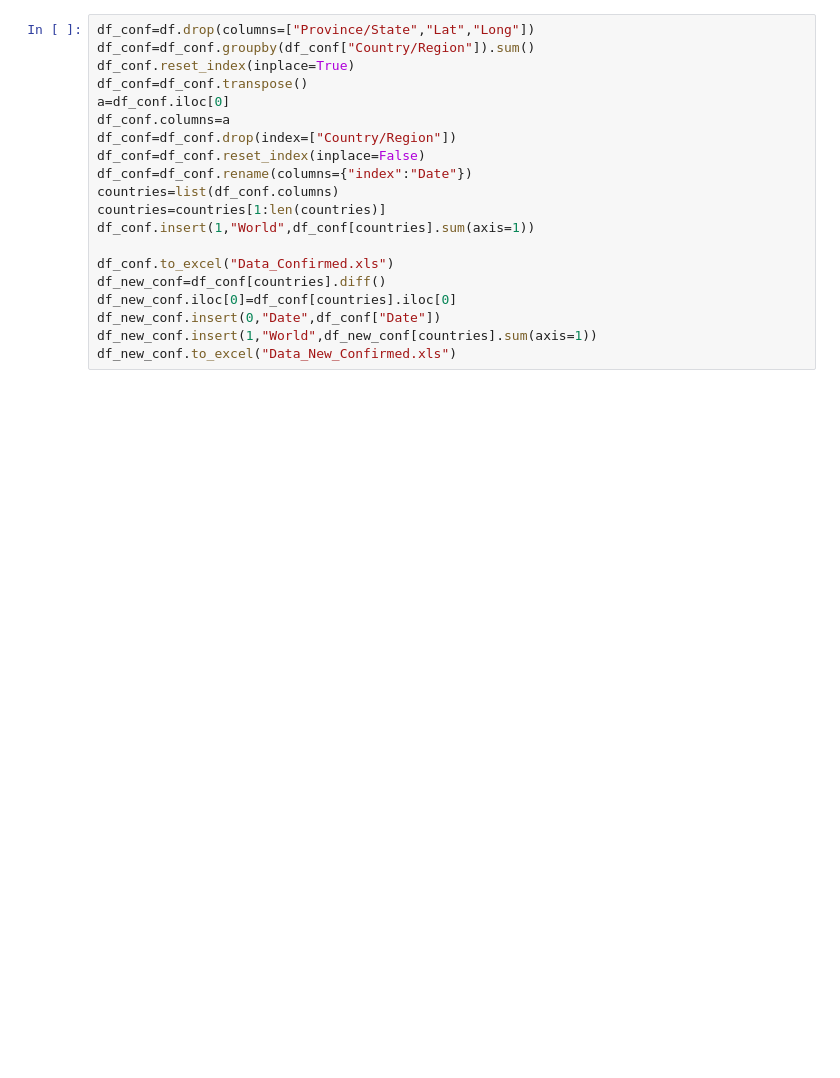
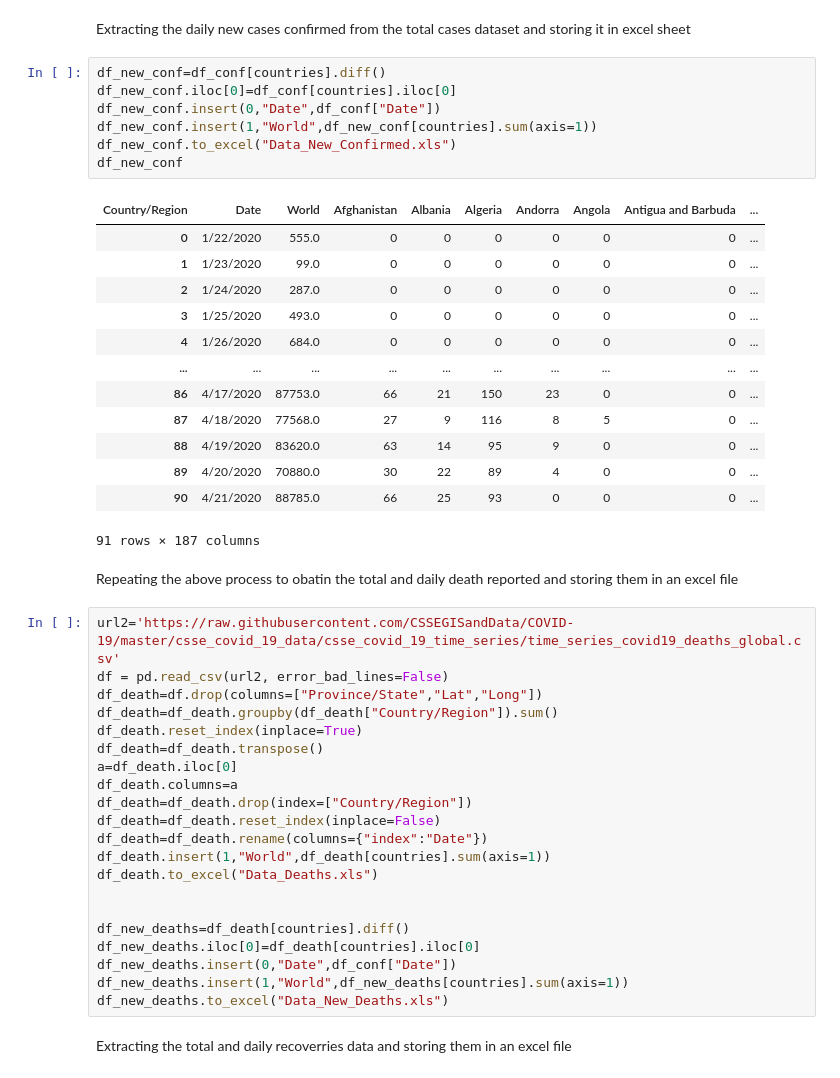
Before and after one commit to Tejaswi2737/Covid_Data_Extraction, a Jupyter notebook: blog.ipynb, the cells around one changed output. Cells and saved outputs as stored; diff of their text form; blank space fills up the shorter version.

```diff
--- a/blog.ipynb
+++ b/blog.ipynb
@@ -21,21 +93,49 @@ df
+# %% [markdown]
+Extracting the daily new cases confirmed from the total cases dataset and storing it in excel sheet
+# %%
+df_new_conf=df_conf[countries].diff()
+df_new_conf.iloc[0]=df_conf[countries].iloc[0]
+df_new_conf.insert(0,"Date",df_conf["Date"])
+df_new_conf.insert(1,"World",df_new_conf[countries].sum(axis=1))
+df_new_conf.to_excel("Data_New_Confirmed.xls")
+df_new_conf
+# %% [output]
+| Country/Region | Date | World | Afghanistan | Albania | Algeria | Andorra | Angola | Antigua and Barbuda | ... |
+| 0 | 1/22/2020 | 555.0 | 0 | 0 | 0 | 0 | 0 | 0 | ... |
+| 1 | 1/23/2020 | 99.0 | 0 | 0 | 0 | 0 | 0 | 0 | ... |
+| 2 | 1/24/2020 | 287.0 | 0 | 0 | 0 | 0 | 0 | 0 | ... |
+| 3 | 1/25/2020 | 493.0 | 0 | 0 | 0 | 0 | 0 | 0 | ... |
+| 4 | 1/26/2020 | 684.0 | 0 | 0 | 0 | 0 | 0 | 0 | ... |
+| ... | ... | ... | ... | ... | ... | ... | ... | ... | ... |
+| 86 | 4/17/2020 | 87753.0 | 66 | 21 | 150 | 23 | 0 | 0 | ... |
+| 87 | 4/18/2020 | 77568.0 | 27 | 9 | 116 | 8 | 5 | 0 | ... |
+| 88 | 4/19/2020 | 83620.0 | 63 | 14 | 95 | 9 | 0 | 0 | ... |
+| 89 | 4/20/2020 | 70880.0 | 30 | 22 | 89 | 4 | 0 | 0 | ... |
+| 90 | 4/21/2020 | 88785.0 | 66 | 25 | 93 | 0 | 0 | 0 | ... |
+91 rows × 187 columns
+# %% [markdown]
+Repeating the above process to obatin the total and daily death reported and storing them in an excel file
 # %%
-df_conf=df.drop(columns=["Province/State","Lat","Long"])
-df_conf=df_conf.groupby(df_conf["Country/Region"]).sum()
-df_conf.reset_index(inplace=True)
-df_conf=df_conf.transpose()
-a=df_conf.iloc[0]
-df_conf.columns=a
-df_conf=df_conf.drop(index=["Country/Region"])
-df_conf=df_conf.reset_index(inplace=False)
-df_conf=df_conf.rename(columns={"index":"Date"})
-countries=list(df_conf.columns)
-countries=countries[1:len(countries)]
-df_conf.insert(1,"World",df_conf[countries].sum(axis=1))
+url2='https://raw.githubusercontent.com/CSSEGISandData/COVID-19/master/csse_covid_19_data/csse_covid_19_time_series/time_series_covid19_deaths_global.csv'
+df = pd.read_csv(url2, error_bad_lines=False)
+df_death=df.drop(columns=["Province/State","Lat","Long"])
+df_death=df_death.groupby(df_death["Country/Region"]).sum()
+df_death.reset_index(inplace=True)
+df_death=df_death.transpose()
+a=df_death.iloc[0]
+df_death.columns=a
+df_death=df_death.drop(index=["Country/Region"])
+df_death=df_death.reset_index(inplace=False)
+df_death=df_death.rename(columns={"index":"Date"})
+df_death.insert(1,"World",df_death[countries].sum(axis=1))
+df_death.to_excel("Data_Deaths.xls")
 
-df_conf.to_excel("Data_Confirmed.xls")
-df_new_conf=df_conf[countries].diff()
-df_new_conf.iloc[0]=df_conf[countries].iloc[0]
-df_new_conf.insert(0,"Date",df_conf["Date"])
-df_new_conf.insert(1,"World",df_new_conf[countries].sum(axis=1))
-df_new_conf.to_excel("Data_New_Confirmed.xls")
+
+df_new_deaths=df_death[countries].diff()
+df_new_deaths.iloc[0]=df_death[countries].iloc[0]
+df_new_deaths.insert(0,"Date",df_conf["Date"])
+df_new_deaths.insert(1,"World",df_new_deaths[countries].sum(axis=1))
+df_new_deaths.to_excel("Data_New_Deaths.xls")
+# %% [markdown]
+Extracting the total and daily recoverries data and storing them in an excel file
 # %%
```
Also changed, not shown: parts of 22 cells of this notebook.
